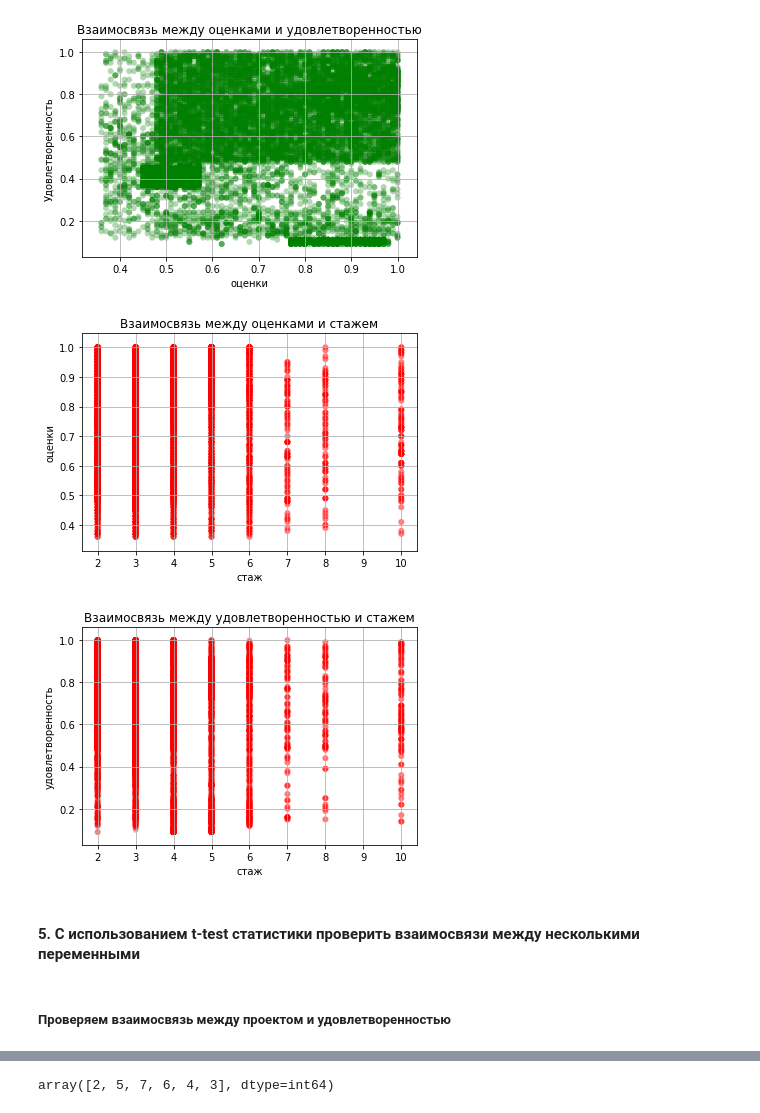
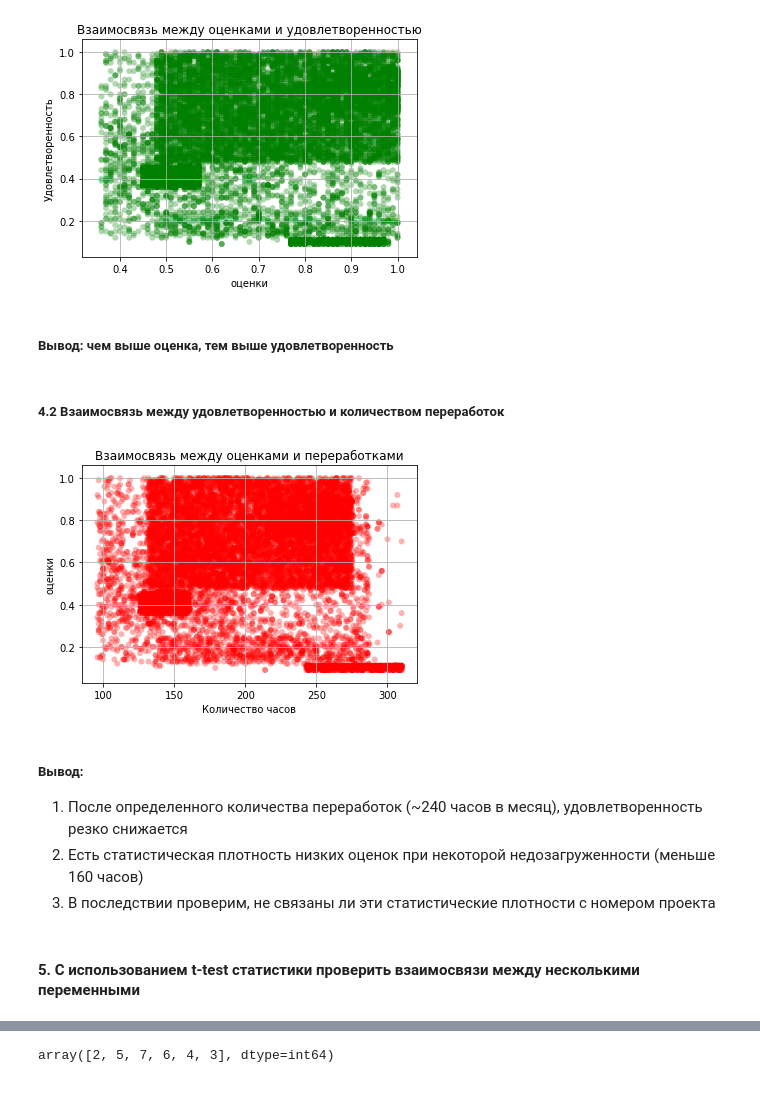
Before and after one commit to gsotsky/pyda9dz, a Jupyter notebook: diplom/diplom.ipynb, the cells around one changed output, grey strips where cells are left out. Cells and saved outputs as stored; diff of their text form; code cells hidden in the pictures.

```diff
--- a/diplom/diplom.ipynb
+++ b/diplom/diplom.ipynb
@@ -163,28 +153,26 @@ plt.title('Взаимосвязь между оценками и удовлет
 plt.show()
 # %% [output]
 [figure]
+# %% [markdown]
+##### Вывод: чем выше оценка, тем выше удовлетворенность
+# %% [markdown]
+##### 4.2 Взаимосвязь между удовлетворенностью и количеством переработок
 # %%
 fig, ax = plt.subplots()
-ax.scatter(time_spend_company, last_evaluation, c='red', alpha=0.3, edgecolors='none')
+ax.scatter(average_montly_hours, satisfaction_level, c='red', alpha=0.3, edgecolors='none')
 
 ax.grid(True)
-plt.xlabel('стаж')
+plt.xlabel('Количество часов')
 plt.ylabel('оценки')
-plt.title('Взаимосвязь между оценками и стажем')
+plt.title('Взаимосвязь между оценками и переработками')
 plt.show()
 # %% [output]
-[figure, old version]
+[figure, new version]
-# %%
-fig, ax = plt.subplots()
-ax.scatter(time_spend_company, satisfaction_level, c='red', alpha=0.3, edgecolors='none')
-
-ax.grid(True)
-plt.xlabel('стаж')
-plt.ylabel('удовлетворенность')
-plt.title('Взаимосвязь между удовлетворенностью и стажем')
-plt.show()
-# %% [output]
-[figure, removed]
+# %% [markdown]
+##### Вывод:
+1. После определенного количества переработок (~240 часов в месяц), удовлетворенность резко снижается
+2. Есть статистическая плотность низких оценок при некоторой недозагруженности (меньше 160 часов)
+3. В последствии проверим, не связаны ли эти статистические плотности с номером проекта
 # %% [markdown]
 #### 5. С использованием t-test статистики проверить взаимосвязи между несколькими переменными
 # %%
@@ -199,5 +187,3 @@ import requests
 import seaborn as sns
 %matplotlib inline
 import statistics
-# %% [markdown]
-##### Проверяем взаимосвязь между проектом и удовлетворенностью
```
Also changed, not shown: parts of 33 cells of this notebook.
